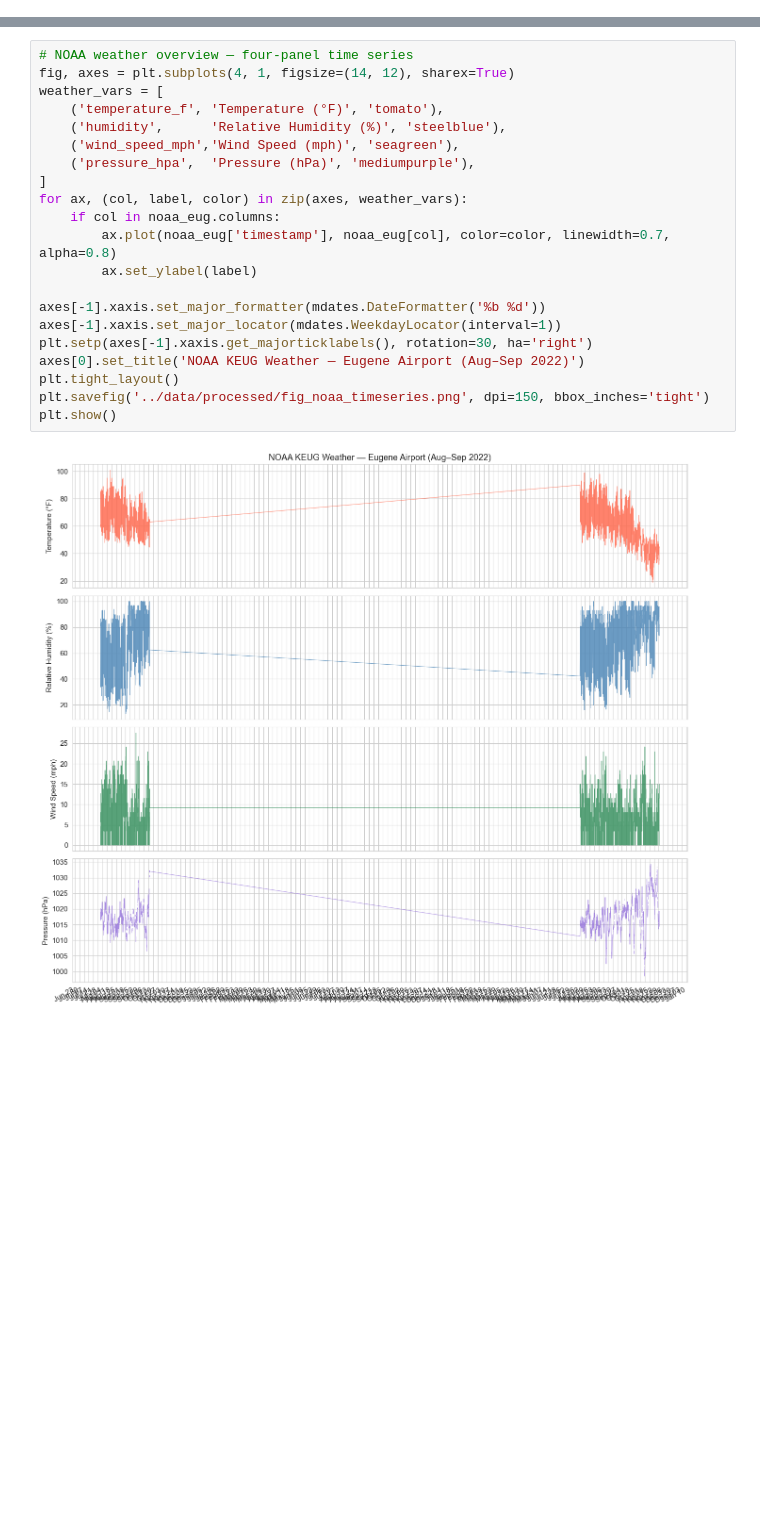
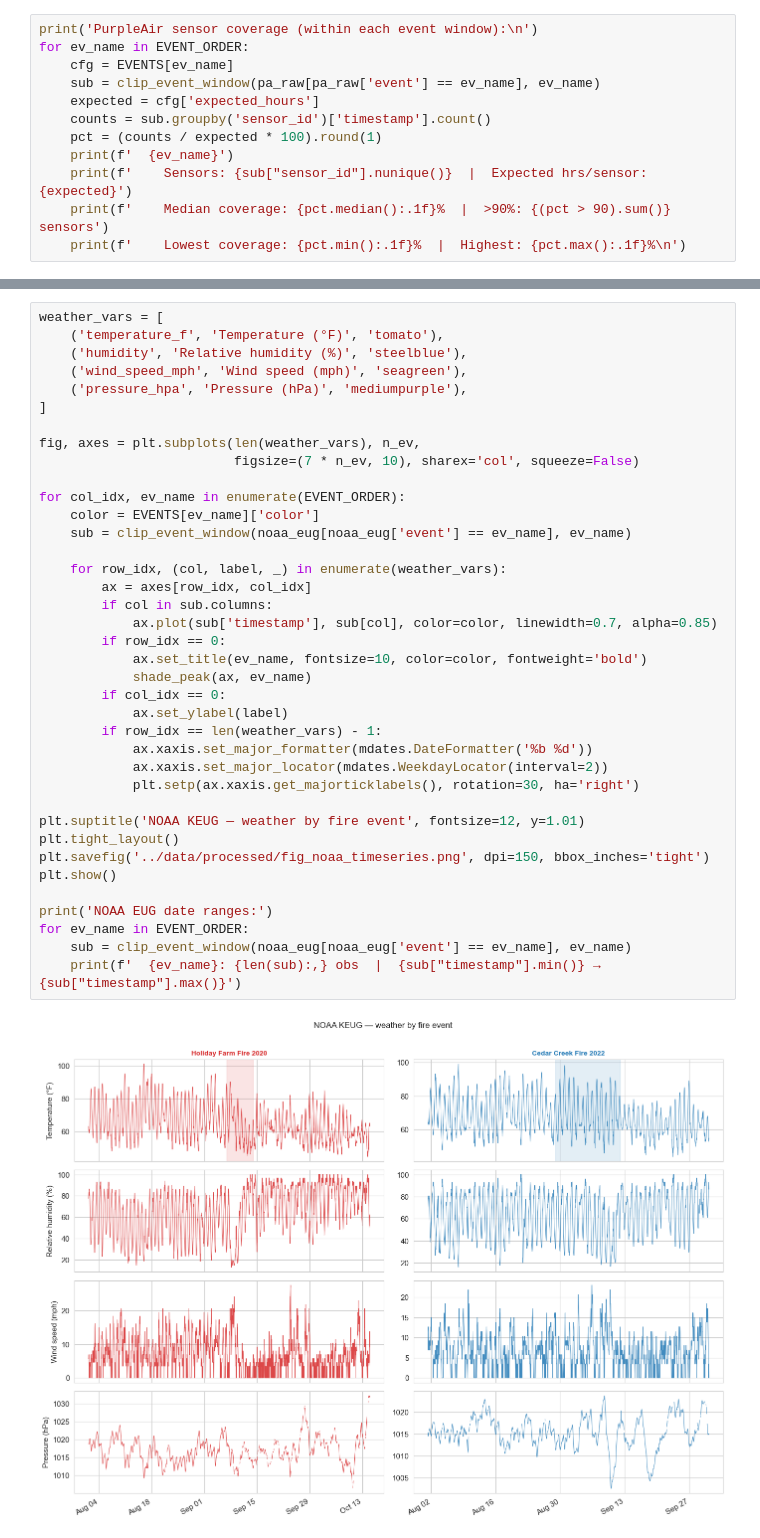
Before and after one commit to djmurphy6/PM2.5-weather, a Jupyter notebook: notebooks/01_data_exploration.ipynb, the cells around one changed output, grey strips where cells are left out. Saved outputs shown, nothing was run; the diff lists cells and outputs as text; blank space fills up the shorter version.

```diff
--- a/notebooks/01_data_exploration.ipynb
+++ b/notebooks/01_data_exploration.ipynb
@@ -131,0 +169,12 @@ Weather columns available: ['tmpf', 'dwpf', 'relh', 'drct', 'sknt', 'p01i', 'alt
+# %%
+print('PurpleAir sensor coverage (within each event window):\n')
+for ev_name in EVENT_ORDER:
+    cfg = EVENTS[ev_name]
+    sub = clip_event_window(pa_raw[pa_raw['event'] == ev_name], ev_name)
+    expected = cfg['expected_hours']
+    counts = sub.groupby('sensor_id')['timestamp'].count()
+    pct = (counts / expected * 100).round(1)
+    print(f'  {ev_name}')
+    print(f'    Sensors: {sub["sensor_id"].nunique()}  |  Expected hrs/sensor: {expected}')
+    print(f'    Median coverage: {pct.median():.1f}%  |  >90%: {(pct > 90).sum()} sensors')
+    print(f'    Lowest coverage: {pct.min():.1f}%  |  Highest: {pct.max():.1f}%\n')
@@ -132,23 +197,40 @@ Weather columns available: ['tmpf', 'dwpf', 'relh', 'drct', 'sknt', 'p01i', 'alt
 # %%
-# NOAA weather overview — four-panel time series
-fig, axes = plt.subplots(4, 1, figsize=(14, 12), sharex=True)
 weather_vars = [
     ('temperature_f', 'Temperature (°F)', 'tomato'),
-    ('humidity',      'Relative Humidity (%)', 'steelblue'),
-    ('wind_speed_mph','Wind Speed (mph)', 'seagreen'),
-    ('pressure_hpa',  'Pressure (hPa)', 'mediumpurple'),
+    ('humidity', 'Relative humidity (%)', 'steelblue'),
+    ('wind_speed_mph', 'Wind speed (mph)', 'seagreen'),
+    ('pressure_hpa', 'Pressure (hPa)', 'mediumpurple'),
 ]
-for ax, (col, label, color) in zip(axes, weather_vars):
-    if col in noaa_eug.columns:
-        ax.plot(noaa_eug['timestamp'], noaa_eug[col], color=color, linewidth=0.7, alpha=0.8)
-        ax.set_ylabel(label)
 
-axes[-1].xaxis.set_major_formatter(mdates.DateFormatter('%b %d'))
-axes[-1].xaxis.set_major_locator(mdates.WeekdayLocator(interval=1))
-plt.setp(axes[-1].xaxis.get_majorticklabels(), rotation=30, ha='right')
-axes[0].set_title('NOAA KEUG Weather — Eugene Airport (Aug–Sep 2022)')
+fig, axes = plt.subplots(len(weather_vars), n_ev,
+                         figsize=(7 * n_ev, 10), sharex='col', squeeze=False)
+
+for col_idx, ev_name in enumerate(EVENT_ORDER):
+    color = EVENTS[ev_name]['color']
+    sub = clip_event_window(noaa_eug[noaa_eug['event'] == ev_name], ev_name)
+
+    for row_idx, (col, label, _) in enumerate(weather_vars):
+        ax = axes[row_idx, col_idx]
+        if col in sub.columns:
+            ax.plot(sub['timestamp'], sub[col], color=color, linewidth=0.7, alpha=0.85)
+        if row_idx == 0:
+            ax.set_title(ev_name, fontsize=10, color=color, fontweight='bold')
+            shade_peak(ax, ev_name)
+        if col_idx == 0:
+            ax.set_ylabel(label)
+        if row_idx == len(weather_vars) - 1:
+            ax.xaxis.set_major_formatter(mdates.DateFormatter('%b %d'))
+            ax.xaxis.set_major_locator(mdates.WeekdayLocator(interval=2))
+            plt.setp(ax.xaxis.get_majorticklabels(), rotation=30, ha='right')
+
+plt.suptitle('NOAA KEUG — weather by fire event', fontsize=12, y=1.01)
 plt.tight_layout()
 plt.savefig('../data/processed/fig_noaa_timeseries.png', dpi=150, bbox_inches='tight')
 plt.show()
+
+print('NOAA EUG date ranges:')
+for ev_name in EVENT_ORDER:
+    sub = clip_event_window(noaa_eug[noaa_eug['event'] == ev_name], ev_name)
+    print(f'  {ev_name}: {len(sub):,} obs  |  {sub["timestamp"].min()} → {sub["timestamp"].max()}')
 # %% [output]
-[figure, old version]
+[figure, new version]
```
Also changed, not shown: parts of 27 cells of this notebook.
